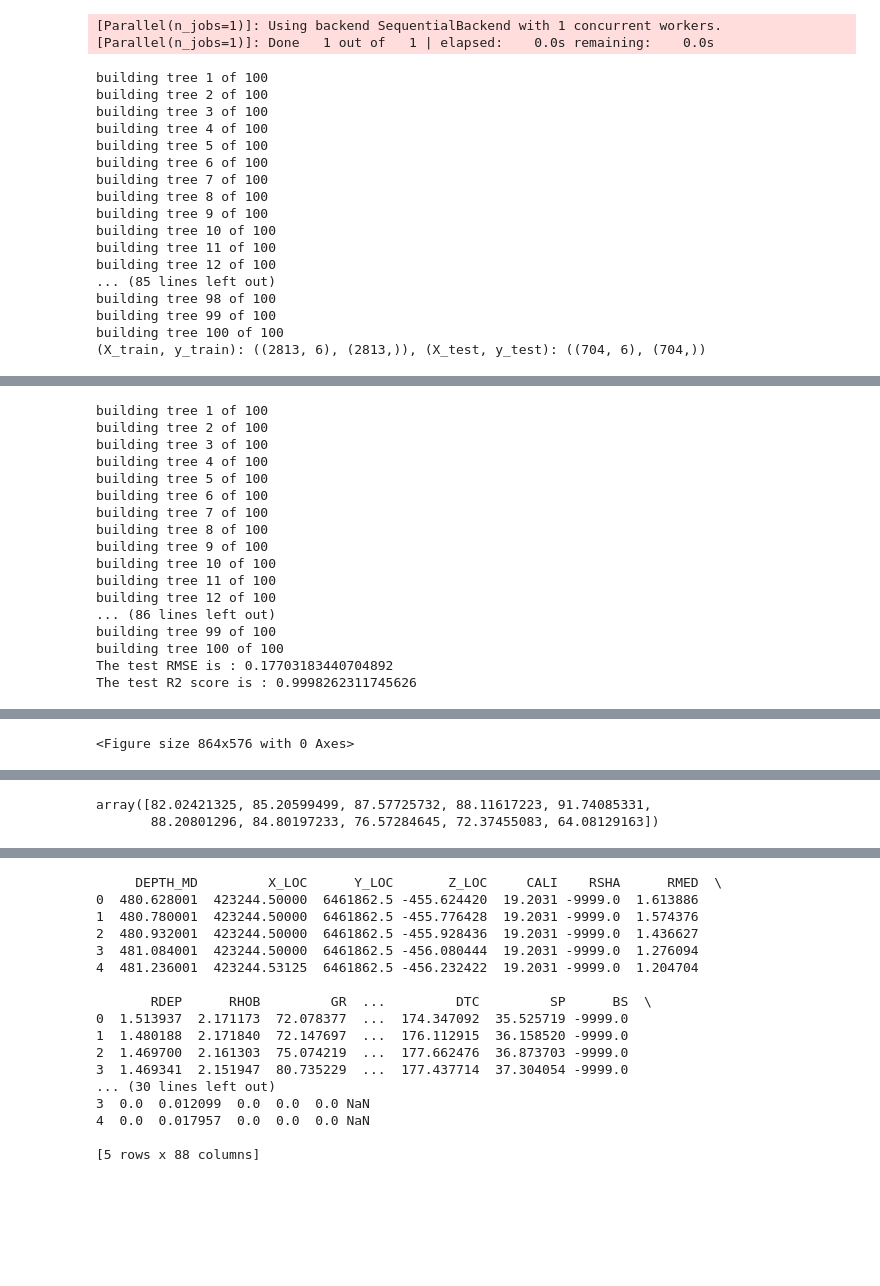
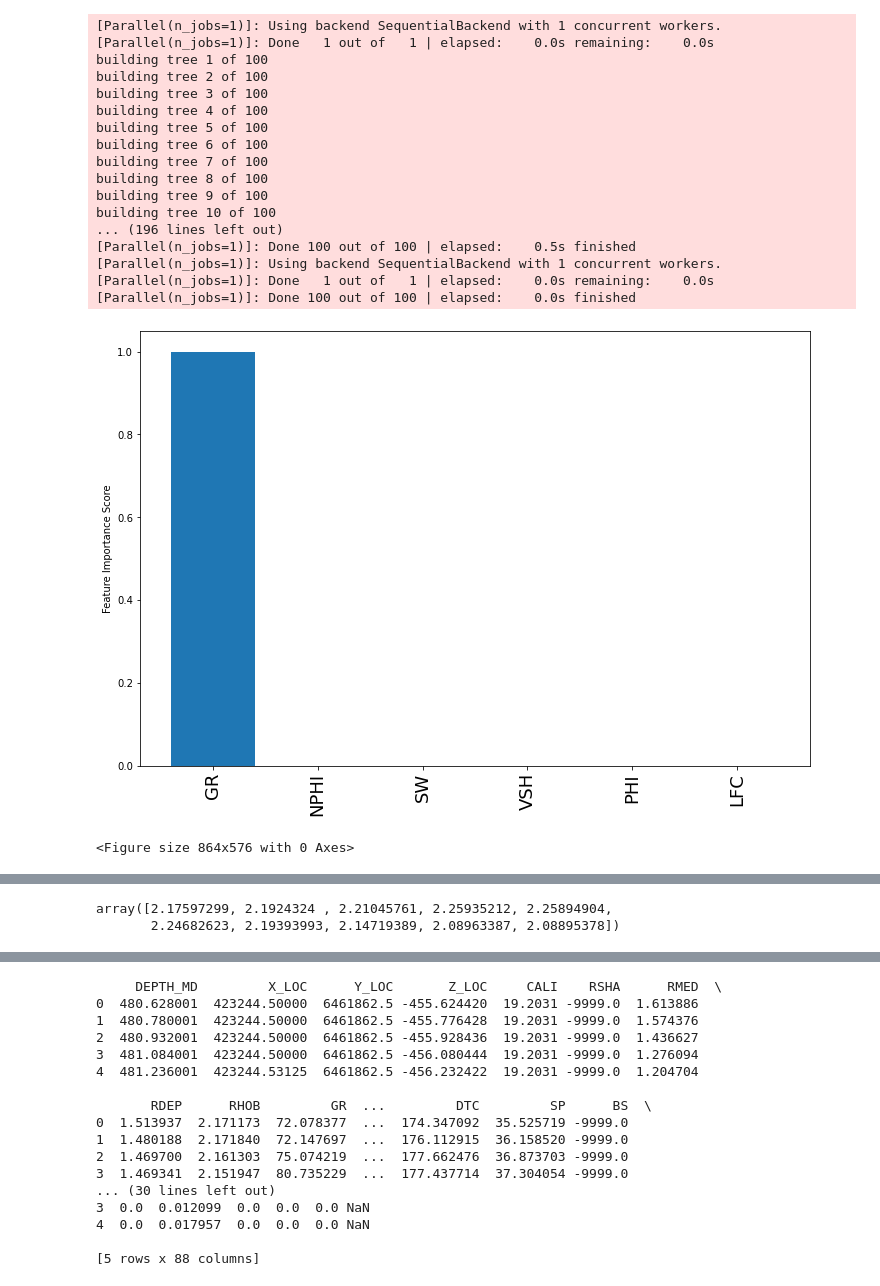
Before and after one commit to olawaleibrahim/petroeval, a Jupyter notebook: petroeval/Tutorial_ML.ipynb, the cells around one changed output, grey strips where cells are left out. Cells and saved outputs as stored; diff of their text form; code cells hidden in the pictures; blank space fills up the shorter version.

```diff
--- a/petroeval/Tutorial_ML.ipynb
+++ b/petroeval/Tutorial_ML.ipynb
@@ -10,24 +10,24 @@ df = pd.read_csv('data/traindata.csv')
 # %%
 lithos = pds.PredictLitho(df, None)
 # %%
-predictions = lithos.predict('GR', 400, 1000)
+predictions = lithos.predict('RHOB', 400, 1000)
 # %% [output]
 [Parallel(n_jobs=1)]: Using backend SequentialBackend with 1 concurrent workers.
 [Parallel(n_jobs=1)]: Done   1 out of   1 | elapsed:    0.0s remaining:    0.0s
+building tree 1 of 100
+building tree 2 of 100
+building tree 3 of 100
+building tree 4 of 100
+building tree 5 of 100
+building tree 6 of 100
+building tree 7 of 100
+building tree 8 of 100
+building tree 9 of 100
+building tree 10 of 100
+... (196 lines left out)
+[Parallel(n_jobs=1)]: Done 100 out of 100 | elapsed:    0.5s finished
+[Parallel(n_jobs=1)]: Using backend SequentialBackend with 1 concurrent workers.
+[Parallel(n_jobs=1)]: Done   1 out of   1 | elapsed:    0.0s remaining:    0.0s
+[Parallel(n_jobs=1)]: Done 100 out of 100 | elapsed:    0.0s finished
+[figure, new version]
-building tree 1 of 100
-building tree 2 of 100
-building tree 3 of 100
-building tree 4 of 100
-building tree 5 of 100
-building tree 6 of 100
-building tree 7 of 100
-building tree 8 of 100
-building tree 9 of 100
-building tree 10 of 100
-building tree 11 of 100
-building tree 12 of 100
-... (85 lines left out)
-building tree 98 of 100
-building tree 99 of 100
-building tree 100 of 100
-(X_train, y_train): ((2813, 6), (2813,)), (X_test, y_test): ((704, 6), (704,))
+<Figure size 864x576 with 0 Axes>
@@ -37,17 +36,0 @@ building tree 100 of 100
-building tree 1 of 100
-building tree 2 of 100
-building tree 3 of 100
-building tree 4 of 100
-building tree 5 of 100
-building tree 6 of 100
-building tree 7 of 100
-building tree 8 of 100
-building tree 9 of 100
-building tree 10 of 100
-building tree 11 of 100
-building tree 12 of 100
-... (86 lines left out)
-building tree 99 of 100
-building tree 100 of 100
-The test RMSE is : 0.17703183440704892
-The test R2 score is : 0.9998262311745626
@@ -59 +36,0 @@ The test R2 score is : 0.9998262311745626
-<Figure size 864x576 with 0 Axes>
@@ -63,8 +37,8 @@ The test R2 score is : 0.9998262311745626
 # %%
 predictions[30:40]
 # %% [output]
-array([82.02421325, 85.20599499, 87.57725732, 88.11617223, 91.74085331,
-       88.20801296, 84.80197233, 76.57284645, 72.37455083, 64.08129163])
+array([2.17597299, 2.1924324 , 2.21045761, 2.25935212, 2.25894904,
+       2.24682623, 2.19393993, 2.14719389, 2.08963387, 2.08895378])
 # %%
 a = df.copy()
 # %%
```
Also changed, not shown: parts of 10 cells of this notebook, 2 other files.
